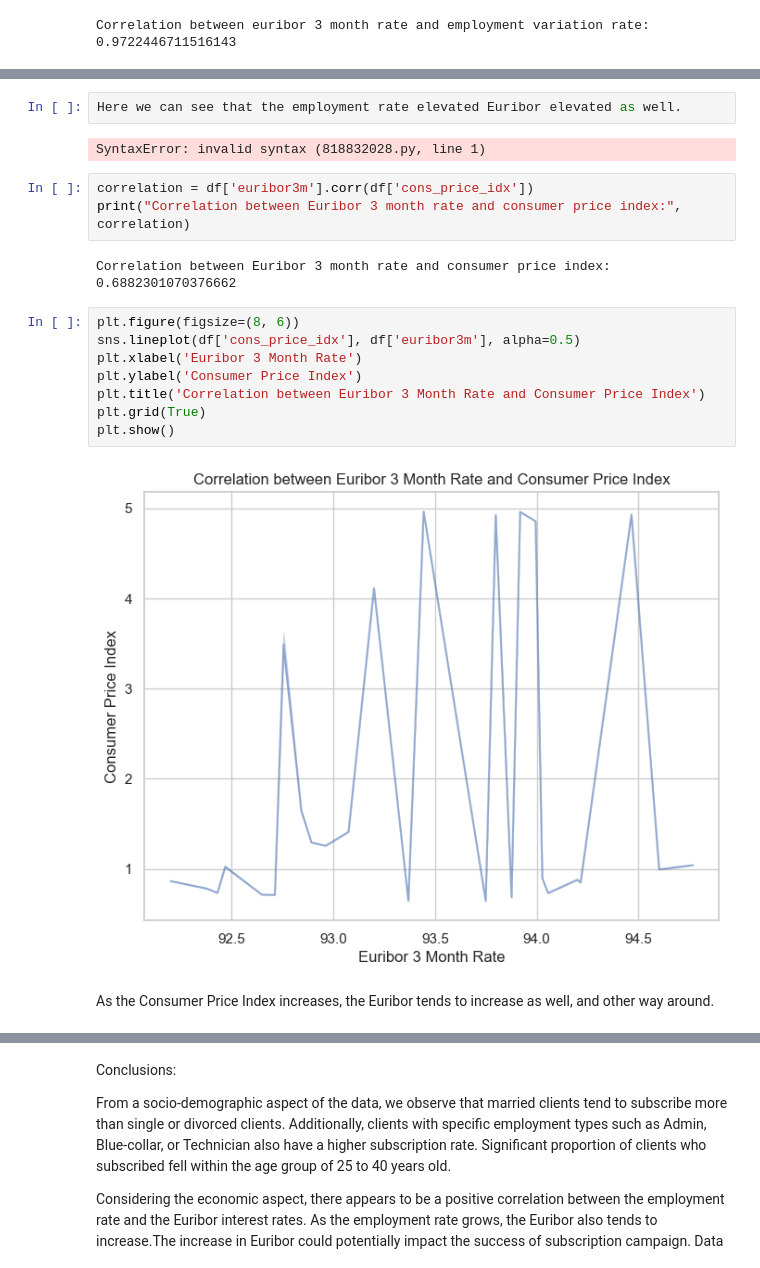
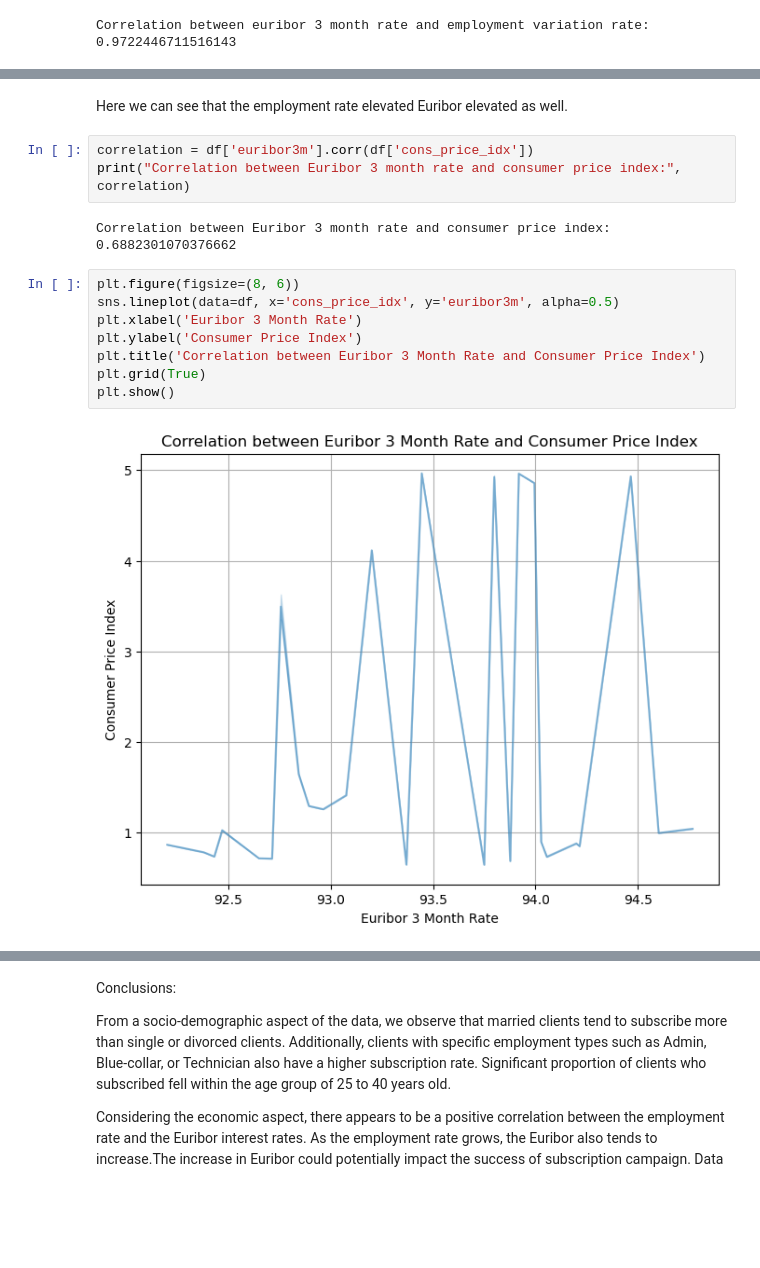
Before and after one commit to ktoloc/bank_data_analysis, a Jupyter notebook: bank_data_analysis.ipynb, the cells around one changed output, grey strips where cells are left out. Cells and saved outputs as stored; diff of their text form; blank space fills up the shorter version.

```diff
--- a/bank_data_analysis.ipynb
+++ b/bank_data_analysis.ipynb
@@ -308,7 +308,5 @@ plt.show()
-# %%
-Here we can see that the employment rate elevated Euribor elevated as well.
-# %% [output]
-SyntaxError: invalid syntax (818832028.py, line 1)
+# %% [markdown]
+Here we can see that the employment rate elevated Euribor elevated as well.
 # %%
 correlation = df['euribor3m'].corr(df['cons_price_idx'])
 print("Correlation between Euribor 3 month rate and consumer price index:", correlation)
@@ -316,13 +314,11 @@ print("Correlation between Euribor 3 month rate and consumer price index:", corr
 Correlation between Euribor 3 month rate and consumer price index: 0.6882301070376662
 # %%
 plt.figure(figsize=(8, 6))
-sns.lineplot(df['cons_price_idx'], df['euribor3m'], alpha=0.5)
+sns.lineplot(data=df, x='cons_price_idx', y='euribor3m', alpha=0.5)
 plt.xlabel('Euribor 3 Month Rate')
 plt.ylabel('Consumer Price Index')
 plt.title('Correlation between Euribor 3 Month Rate and Consumer Price Index')
 plt.grid(True)
 plt.show()
 # %% [output]
-[figure, old version]
+[figure, new version]
-# %% [markdown]
-As the Consumer Price Index increases, the Euribor tends to increase as well, and other way around.
```
Also changed, not shown: parts of 39 cells of this notebook.
